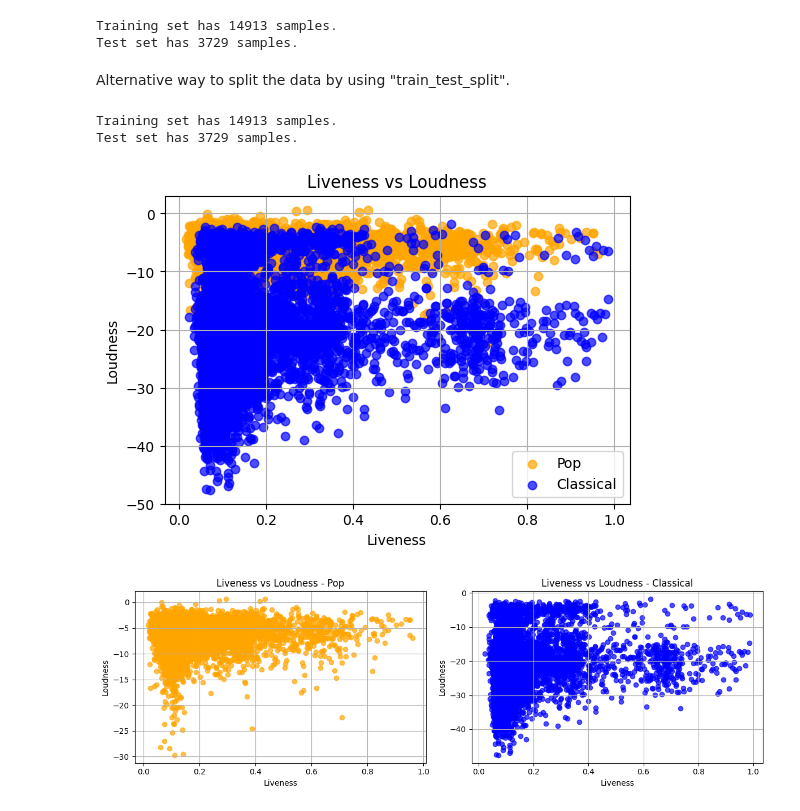
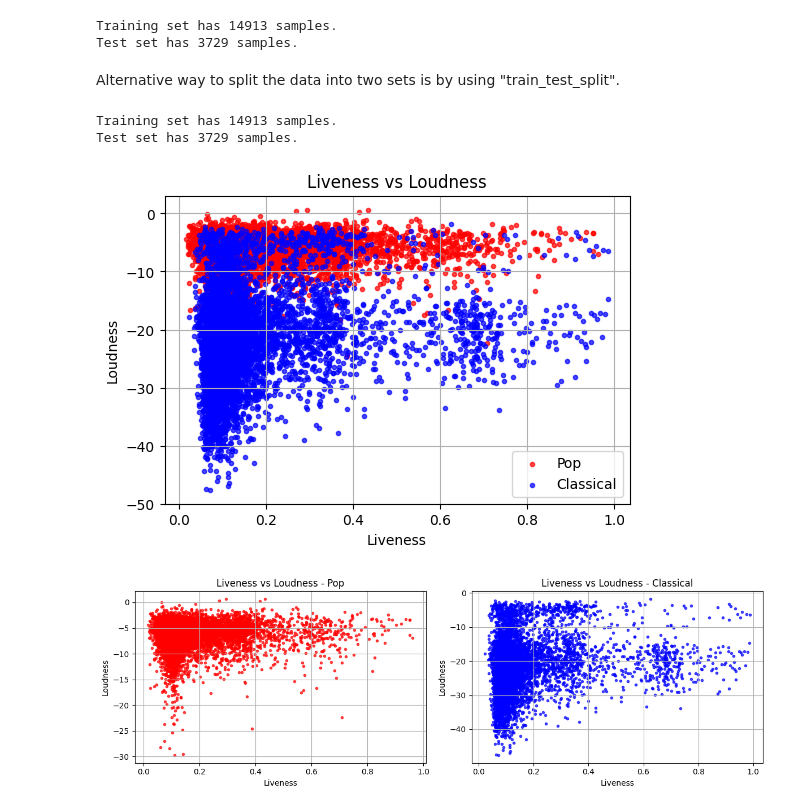
Before and after one commit to agr102/FYS-2021_Assignments, a Jupyter notebook: Assignment 1/Code/assignment_1_code.ipynb, the cells around one changed output. Drawn from its saved outputs; the diff is of its cells as text; code cells hidden in the pictures.

```diff
--- a/Assignment 1/Code/assignment_1_code.ipynb
+++ b/Assignment 1/Code/assignment_1_code.ipynb
@@ -6,30 +11,39 @@ from sklearn.model_selection import train_test_split
 # %%
-songs_table = pd.read_csv("../Data/SpotifyFeatures.csv")
-samples, features = songs_table.shape
+
+# Load and show the data
+songs = pd.read_csv("../Data/SpotifyFeatures.csv")
+# Create variables for samples and features
+samples, features = songs.shape
+# Print the number of samples, features and the table itself to see if it works properly.
+#print(songs)
 print(f'There are {samples} samples in the dataset.')
 print(f'There are {features} features in the dataset.')
 # %% [output]
 There are 232725 samples in the dataset.
 There are 18 features in the dataset.
 # %%
-pop_music = songs_table[songs_table['genre'] == 'Pop'].copy()
-clas_music = songs_table[songs_table['genre'] == 'Classical'].copy()
+# Filter the data by genre - Pop and Classical
+pop_music = songs[songs['genre'] == 'Pop'].copy()
+clas_music = songs[songs['genre'] == 'Classical'].copy()
 
+# Create labels 1 for Pop and 0 for Classical music
 pop_music.loc[:, 'label'] = 1
 clas_music.loc[:, 'label'] = 0
 
+# Print how many samples(songs) does our data contain
 pop_number = pop_music.shape[0]
 class_number = clas_music.shape[0]
 print(f'There are {pop_number} Pop music songs.')
 print(f'There are {class_number} Classical music songs.')
 
+# Extract Liveness and Loudness features for Pop music and then for Classical music
 pop_features = pop_music[['liveness', 'loudness']].values
 pop_labels = pop_music['label'].values
 
 clas_features = clas_music[['liveness', 'loudness']].values
 clas_labels = clas_music['label'].values
 
-# Combine Pop music samples with Classical music samples.
+# Combine Pop music data with Classical music data
 features = np.vstack((pop_features, clas_features))
 labels = np.concatenate((pop_labels, clas_labels))
 # %% [output]
@@ -63,7 +83,7 @@ print(f"Test set has {X_test.shape[0]} samples.")
 Training set has 14913 samples.
 Test set has 3729 samples.
 # %% [markdown]
-Alternative way to split the data by using "train_test_split".
+Alternative way to split the data into two sets is by using "train_test_split".
 # %%
 X_train, X_test, y_train, y_test = train_test_split(features, labels, test_size=0.2, stratify=labels, random_state=30)
 
@@ -73,36 +93,37 @@ print(f"Test set has {X_test.shape[0]} samples.")
 Training set has 14913 samples.
 Test set has 3729 samples.
 # %%
+#Make a plot of the "liveness vs loudness" for Pop and Classical songs together
 plt.figure(figsize=(6, 4))
-plt.scatter(X_train[y_train == 1][:, 0], X_train[y_train == 1][:, 1], color='orange', label='Pop', alpha=0.7)
-plt.scatter(X_train[y_train == 0][:, 0], X_train[y_train == 0][:, 1], color='blue', label='Classical', alpha=0.7)
+plt.scatter(X_train[y_train == 1][:, 0], X_train[y_train == 1][:, 1], color='red', label='Pop', alpha=0.7, marker=".")
+plt.scatter(X_train[y_train == 0][:, 0], X_train[y_train == 0][:, 1], color='blue', label='Classical', alpha=0.7, marker=".")
 plt.xlabel('Liveness')
 plt.ylabel('Loudness')
 plt.title('Liveness vs Loudness')
 plt.legend()
 plt.grid(True)
 plt.show()
 
-# Create a subplot for Pop and Classical plots to observe data separately.
+#Create a subplot for Pop and Classical plots to observe data separately
 fig, (ax1, ax2) = plt.subplots(1, 2, figsize=(12, 4))
 
-# Pop plot.
-ax1.scatter(X_train[y_train == 1][:, 0], X_train[y_train == 1][:, 1], color='orange', alpha=0.7)
+#Plot of Pop songs
+ax1.scatter(X_train[y_train == 1][:, 0], X_train[y_train == 1][:, 1], color='red', alpha=0.7, marker=".")
 ax1.set_xlabel('Liveness')
 ax1.set_ylabel('Loudness')
 ax1.set_title('Liveness vs Loudness - Pop')
 ax1.grid(True)
 
-# Classical plot.
-ax2.scatter(X_train[y_train == 0][:, 0], X_train[y_train == 0][:, 1], color='blue', alpha=0.7)
+#Plot of Classical songs
+ax2.scatter(X_train[y_train == 0][:, 0], X_train[y_train == 0][:, 1], color='blue', alpha=0.7, marker=".")
 ax2.set_xlabel('Liveness')
 ax2.set_ylabel('Loudness')
 ax2.set_title('Liveness vs Loudness - Classical')
 ax2.grid(True)
 
-# Adjust the layout.
+#Adjust the layout
 plt.tight_layout()
 plt.show()
 # %% [output]
-[figure, old version]
+[figure, new version]
-[figure, old version]
+[figure, new version]
```
Also changed, not shown: parts of 5 cells of this notebook.
